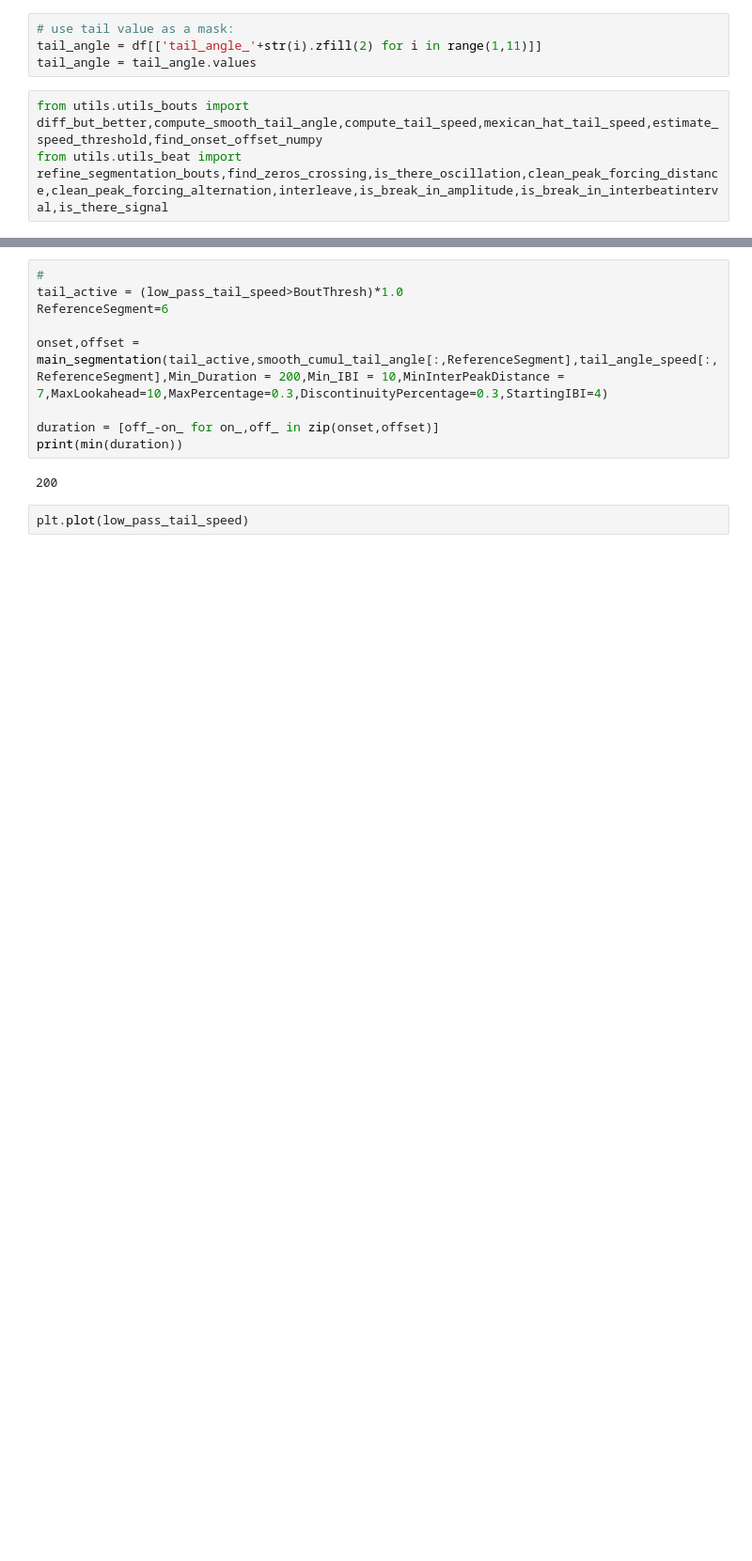
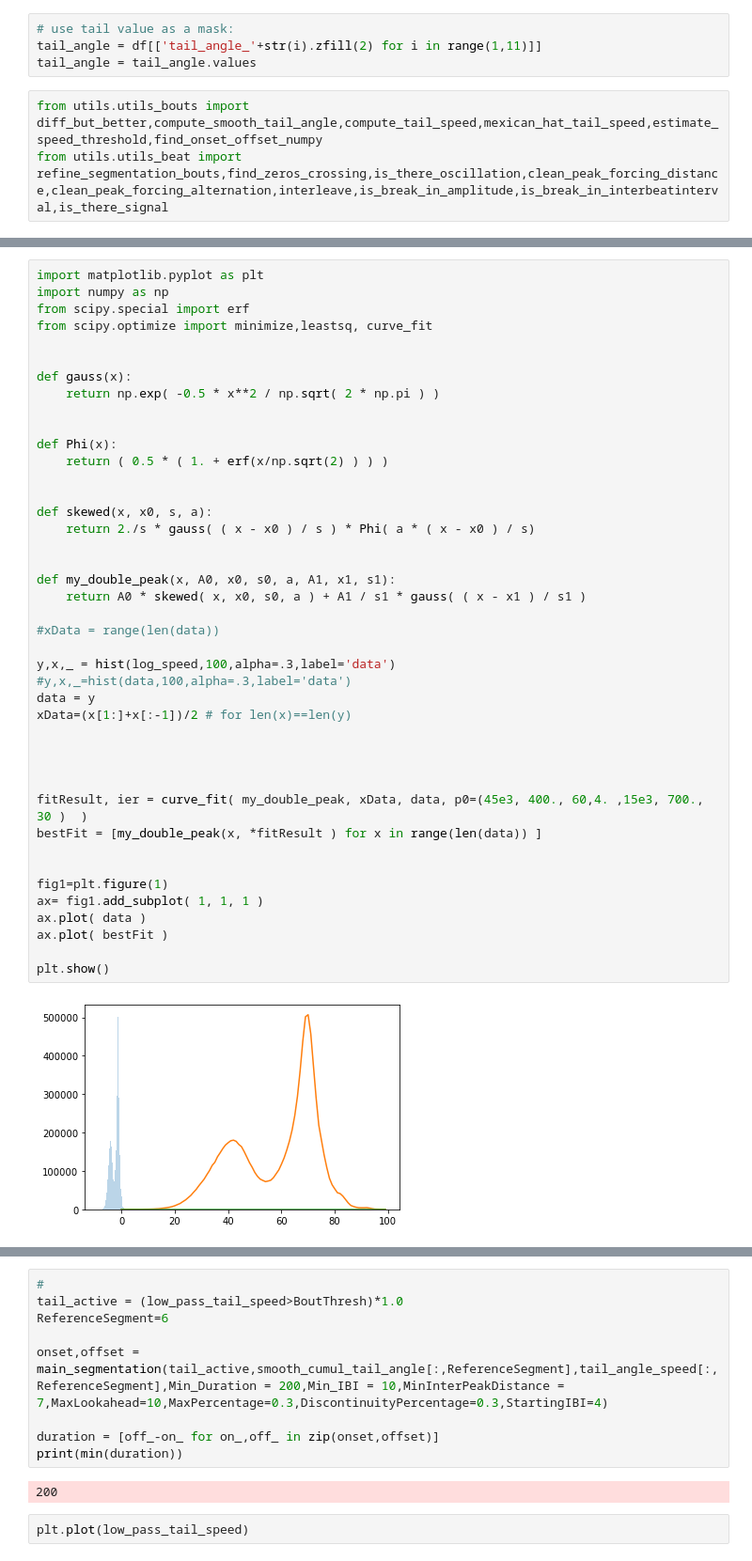
Before and after one commit to orger-lab/megabouts, a Jupyter notebook: megabouts/head_fixed_pipeline.ipynb, the cells around one changed output, grey strips where cells are left out. Shown at 94% size. Cells and saved outputs as stored; diff of their text form; blank space fills up the shorter version.

```diff
--- a/megabouts/head_fixed_pipeline.ipynb
+++ b/megabouts/head_fixed_pipeline.ipynb
@@ -175,0 +260,44 @@ Shape of No Track:
+# %%
+import matplotlib.pyplot as plt
+import numpy as np
+from scipy.special import erf
+from scipy.optimize import minimize,leastsq, curve_fit
+
+
+def gauss(x):
+    return np.exp( -0.5 * x**2 / np.sqrt( 2 * np.pi ) )
+
+
+def Phi(x):
+    return ( 0.5 * ( 1. + erf(x/np.sqrt(2) ) ) )
+
+
+def skewed(x, x0, s, a):
+    return 2./s * gauss( ( x - x0 ) / s ) * Phi( a * ( x - x0 ) / s)
+
+
+def my_double_peak(x, A0, x0, s0, a, A1, x1, s1):
+    return A0 * skewed( x, x0, s0, a ) + A1 / s1 * gauss( ( x - x1 ) / s1 )
+
+#xData = range(len(data))
+
+y,x,_ = hist(log_speed,100,alpha=.3,label='data')
+#y,x,_=hist(data,100,alpha=.3,label='data')
+data = y
+xData=(x[1:]+x[:-1])/2 # for len(x)==len(y)
+
+
+
+
+fitResult, ier = curve_fit( my_double_peak, xData, data, p0=(45e3, 400., 60,4. ,15e3, 700., 30 )  )
+bestFit = [my_double_peak(x, *fitResult ) for x in range(len(data)) ]
+
+
+fig1=plt.figure(1)
+ax= fig1.add_subplot( 1, 1, 1 )
+ax.plot( data )
+ax.plot( bestFit )
+
+plt.show()
+# %% [output]
+[figure, added]
```
Also changed, not shown: parts of 16 cells of this notebook.
